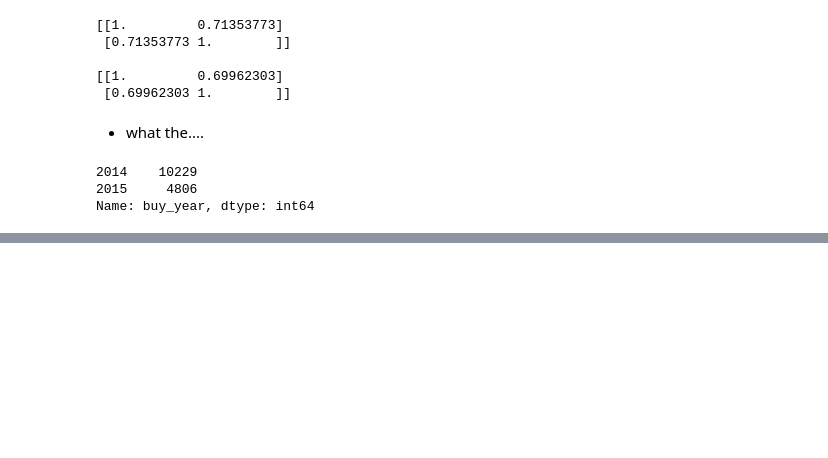
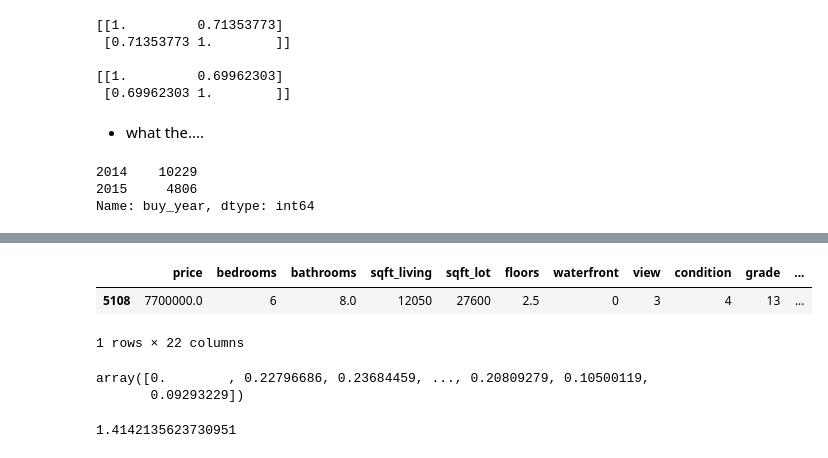
Before and after one commit to Junhojuno/everyday-kaggle, a Jupyter notebook: houseprice_prediction/code/Lets-EDA-it.ipynb, the cells around one changed output, grey strips where cells are left out. Saved outputs shown, nothing was run; the diff lists cells and outputs as text; code cells hidden in the pictures; blank space fills up the shorter version.

```diff
--- a/houseprice_prediction/code/Lets-EDA-it.ipynb
+++ b/houseprice_prediction/code/Lets-EDA-it.ipynb
@@ -1099,0 +1110,3 @@ Name: buy_year, dtype: int64
+# %%
+df_train = pd.read_csv("../dataset/train.csv")
+df_train.tail()
@@ -1099,0 +1197,18 @@ Name: buy_year, dtype: int64
+# %%
+# 지역성에서 고려할만한 변수1
+# 거리의 개념
+# 가장 비싼 집으로부터 떨어진 거리?
+df_train[df_train['price'] == df_train['price'].max()]
+# %% [output]
+|  | price | bedrooms | bathrooms | sqft_living | sqft_lot | floors | waterfront | view | condition | grade | ... |
+| 5108 | 7700000.0 | 6 | 8.0 | 12050 | 27600 | 2.5 | 0 | 3 | 4 | 13 | ... |
+1 rows × 22 columns
+# %%
+sp.linalg.norm(np.array(df_train[['lat','long']])[0] - np.array(df_train[['lat','long']]), axis=1)
+# %% [output]
+array([0.        , 0.22796686, 0.23684459, ..., 0.20809279, 0.10500119,
+       0.09293229])
+# %%
+sp.linalg.norm([1,1])
+# %% [output]
+1.4142135623730951
```
Also changed, not shown: parts of 19 cells of this notebook.
